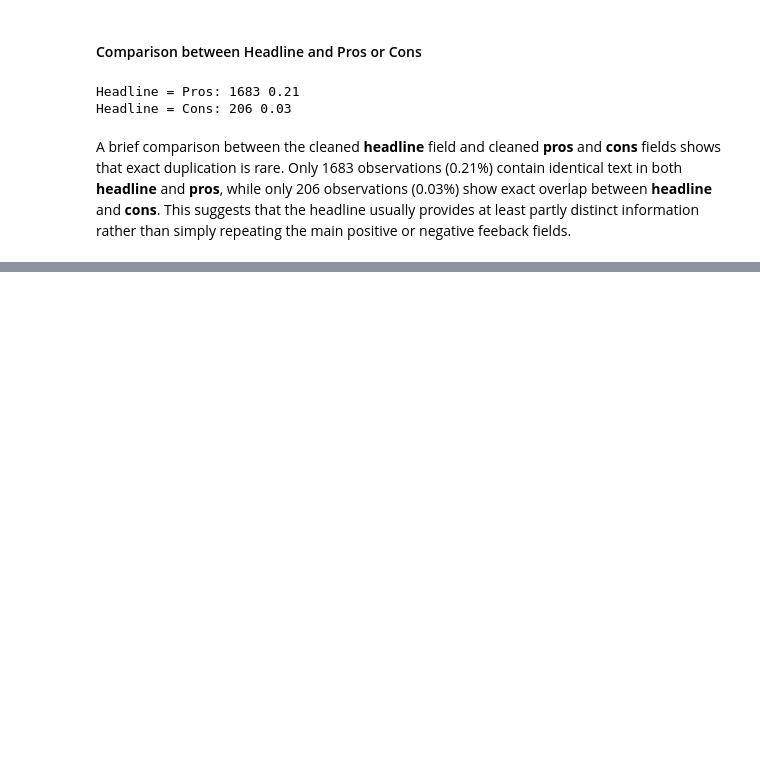
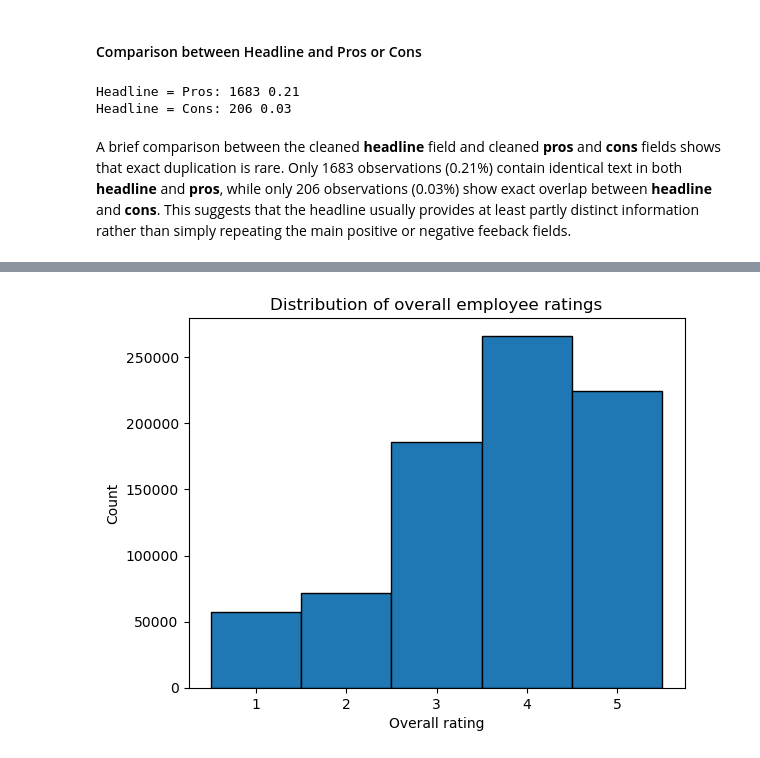
Before and after one commit to YoanaHadzhidimitrova/employee_review_analysis, a Jupyter notebook: employee_review_analysis.ipynb, the cells around one changed output, grey strips where cells are left out. Saved outputs shown, nothing was run; the diff lists cells and outputs as text; code cells hidden in the pictures; blank space fills up the shorter version.

Commit message:
Exploratory Data Analysis
Complete exploratory data analysis for ratings, time trends, and text fields

```diff
--- a/employee_review_analysis.ipynb
+++ b/employee_review_analysis.ipynb
@@ -1022,0 +1070,8 @@ Overall, the preprocessing stage showed that the dataset is rich and innformativ
+# %%
+plt.hist(glassdoor_reviews['overall_rating'], bins = np.arange(0.5, 6.5, 1), edgecolor = 'black')
+plt.xlabel("Overall rating")
+plt.ylabel("Count")
+plt.title("Distribution of overall employee ratings")
+plt.show()
+# %% [output]
+[figure, added]
```
Also changed, not shown: parts of 56 cells of this notebook.
